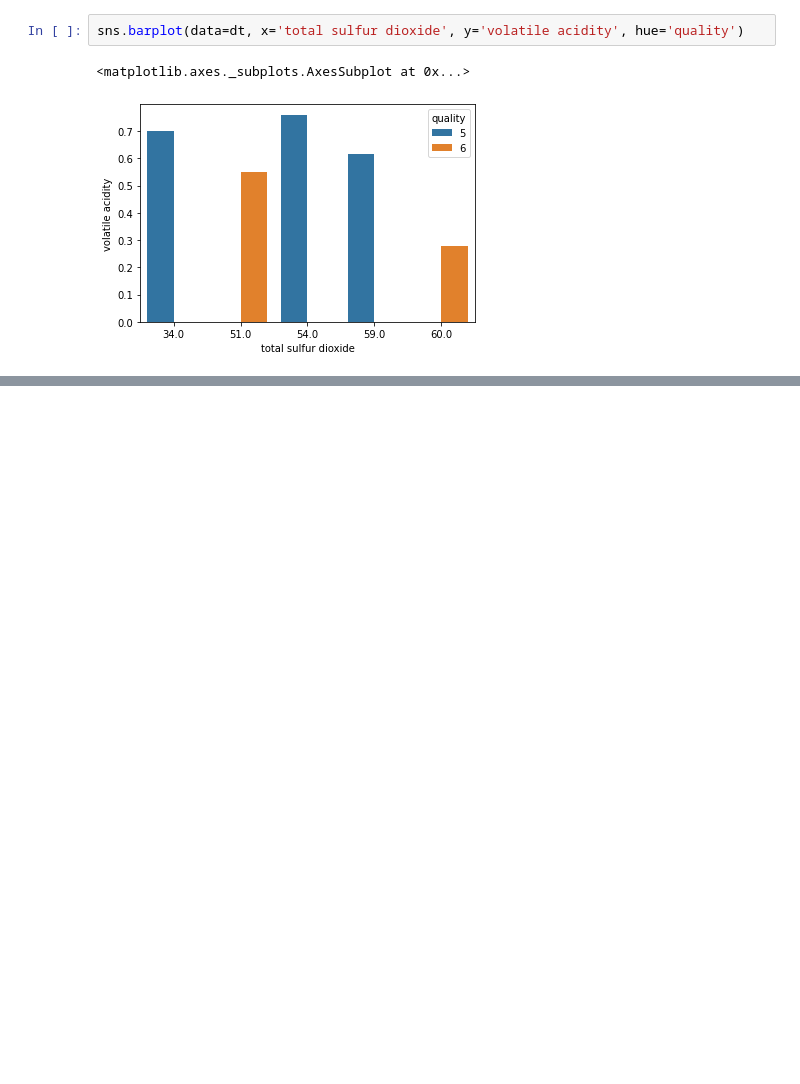
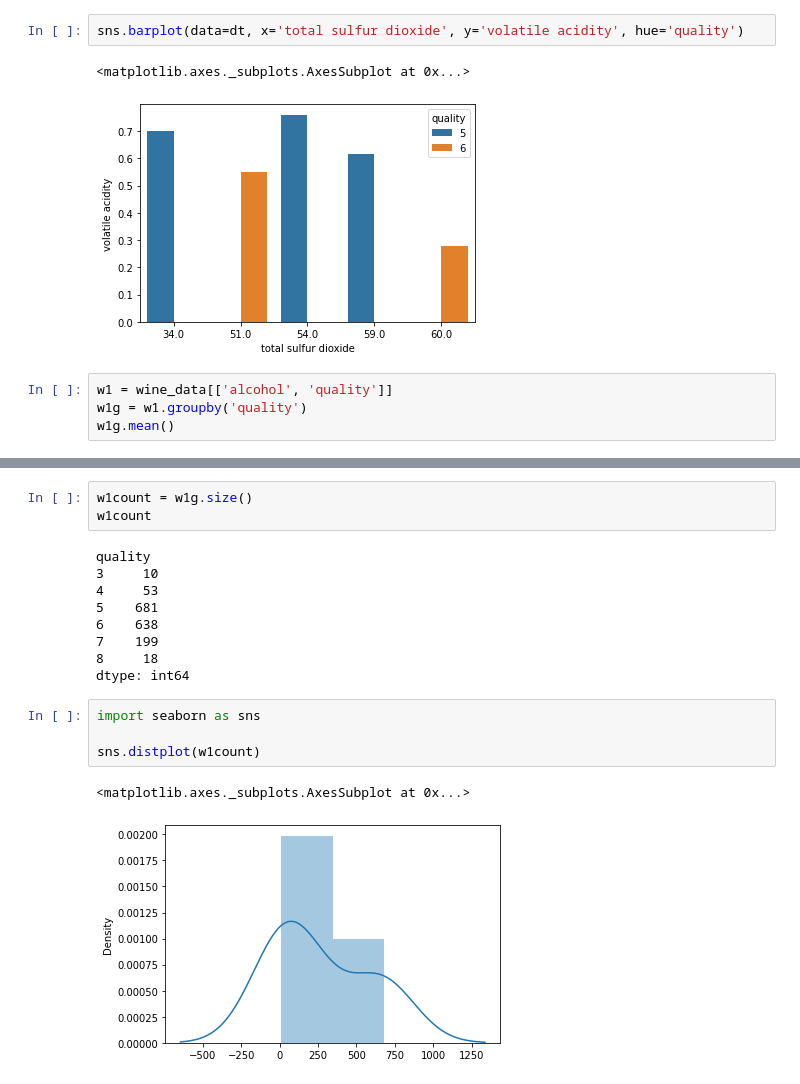
Before and after one commit to Denis04-M/data-wrangling-practise, a Jupyter notebook: practice.ipynb, the cells around one changed output, grey strips where cells are left out. Cells and saved outputs as stored; diff of their text form; blank space fills up the shorter version.

```diff
--- a/practice.ipynb
+++ b/practice.ipynb
@@ -1038,3 +1037,7 @@ sns.barplot(data=dt, x='total sulfur dioxide', y='volatile acidity', hue='qualit
 # %% [output]
 <matplotlib.axes._subplots.AxesSubplot at 0x...>
 [figure]
+# %%
+w1 = wine_data[['alcohol', 'quality']]
+w1g = w1.groupby('quality')
+w1g.mean()
@@ -1040,0 +1053,19 @@ sns.barplot(data=dt, x='total sulfur dioxide', y='volatile acidity', hue='qualit
+# %%
+w1count = w1g.size()
+w1count
+# %% [output]
+quality
+3     10
+4     53
+5    681
+6    638
+7    199
+8     18
+dtype: int64
+# %%
+import seaborn as sns
+
+sns.distplot(w1count)
+# %% [output]
+<matplotlib.axes._subplots.AxesSubplot at 0x...>
+[figure, added]
```
Also changed, not shown: parts of 2 cells of this notebook.
